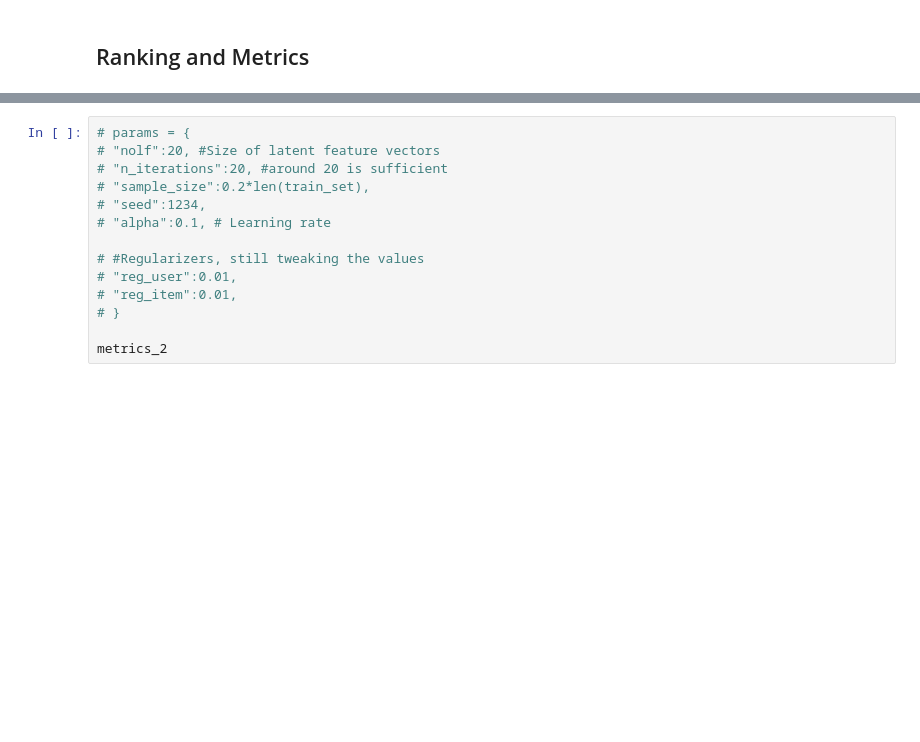
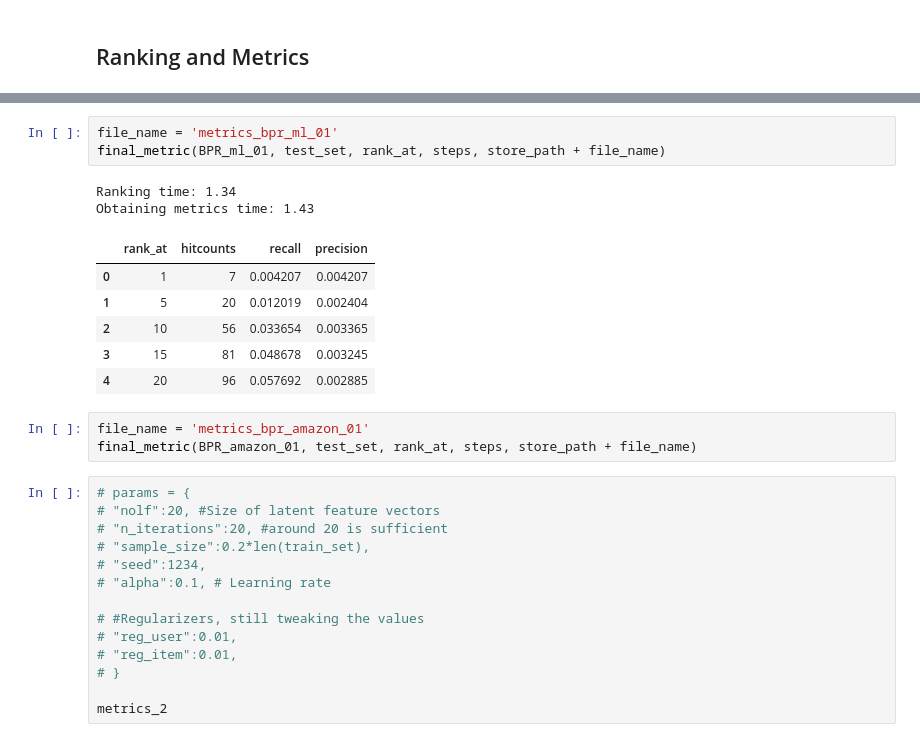
Before and after one commit to ROpdam/recommender_comparison, a Jupyter notebook: BPR.ipynb, the cells around one changed output, grey strips where cells are left out. Cells and saved outputs as stored; diff of their text form; blank space fills up the shorter version.

```diff
--- a/BPR.ipynb
+++ b/BPR.ipynb
@@ -495,3 +514,18 @@ metrics_3
+# %%
+file_name = 'metrics_bpr_ml_01'
+final_metric(BPR_ml_01, test_set, rank_at, steps, store_path + file_name)
+# %% [output]
+Ranking time: 1.34
+Obtaining metrics time: 1.43
+|  | rank_at | hitcounts | recall | precision |
+| 0 | 1 | 7 | 0.004207 | 0.004207 |
+| 1 | 5 | 20 | 0.012019 | 0.002404 |
+| 2 | 10 | 56 | 0.033654 | 0.003365 |
+| 3 | 15 | 81 | 0.048678 | 0.003245 |
+| 4 | 20 | 96 | 0.057692 | 0.002885 |
+# %%
+file_name = 'metrics_bpr_amazon_01'
+final_metric(BPR_amazon_01, test_set, rank_at, steps, store_path + file_name)
 # %%
 # params = {
 # "nolf":20, #Size of latent feature vectors
```
Also changed, not shown: parts of 15 cells of this notebook, 2 other files.
